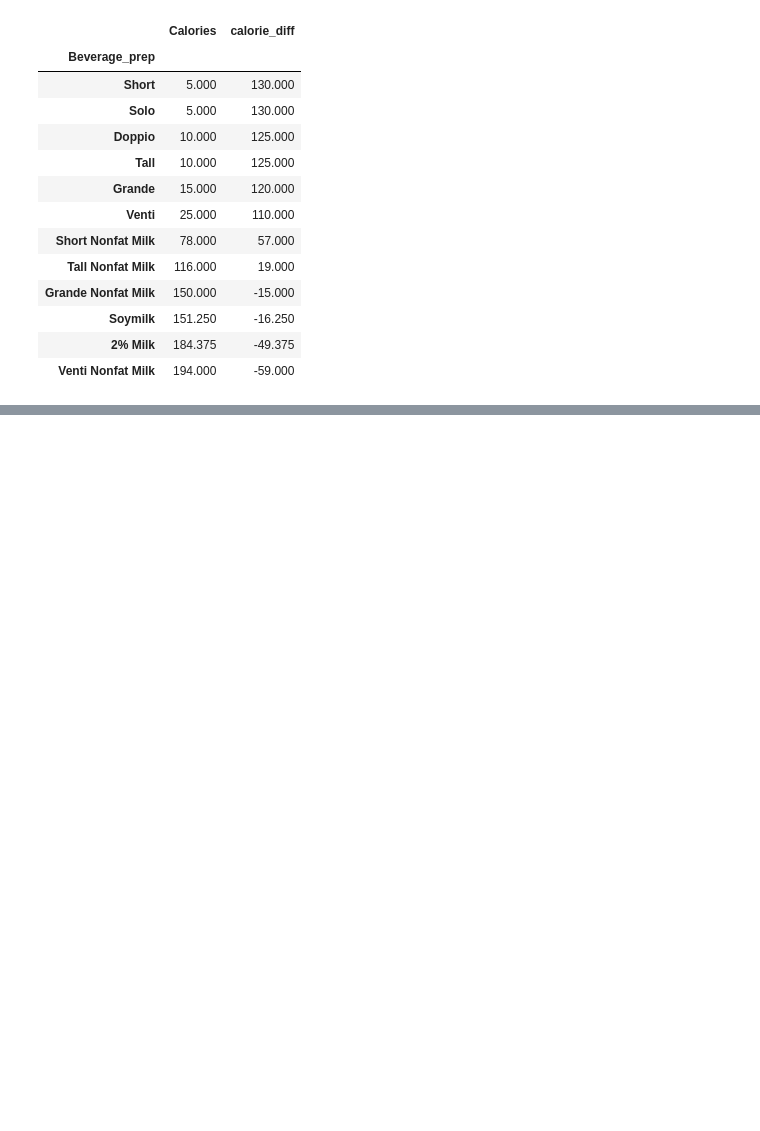
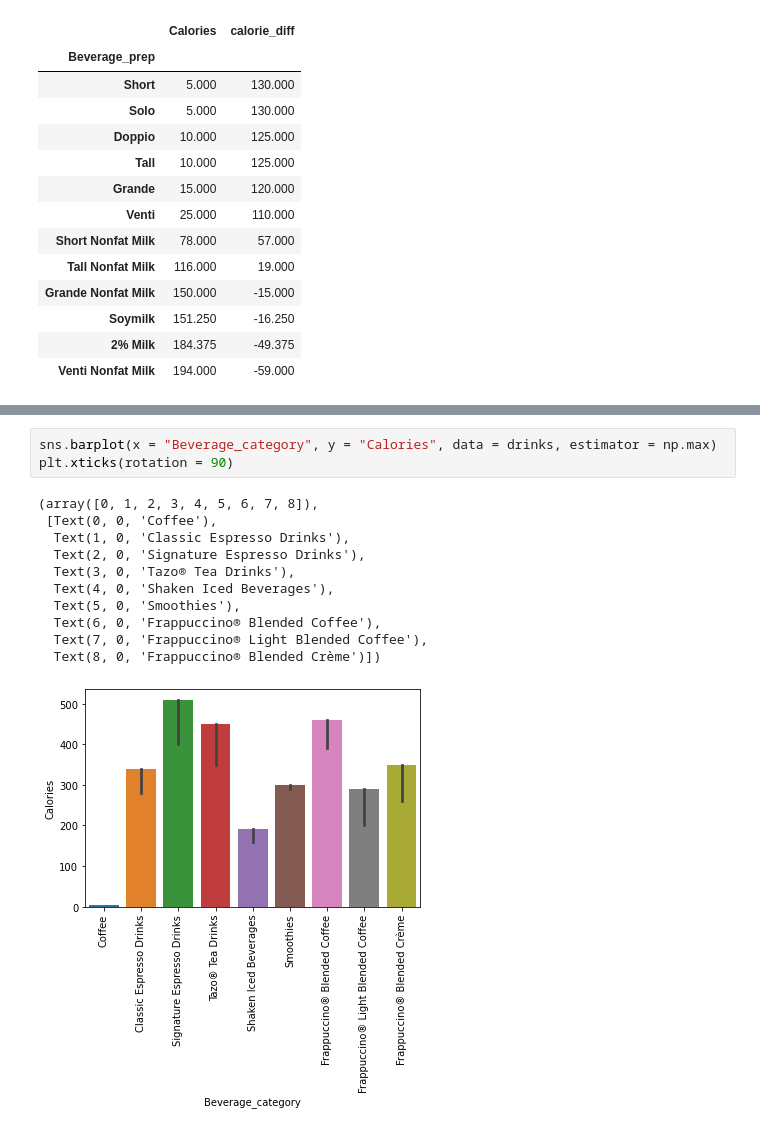
Before and after one commit to hgw2/codeclan_homework_HarryW, a Jupyter notebook: week_12/day_2/wk12_day2_hmwk.ipynb, the cells around one changed output, grey strips where cells are left out. Cells and saved outputs as stored; diff of their text form; blank space fills up the shorter version.

```diff
--- a/week_12/day_2/wk12_day2_hmwk.ipynb
+++ b/week_12/day_2/wk12_day2_hmwk.ipynb
@@ -197,0 +222,15 @@ espresso_drinks.groupby("Beverage_prep").mean().sort_values("Calories", ascendin
+# %%
+sns.barplot(x = "Beverage_category", y = "Calories", data = drinks, estimator = np.max)
+plt.xticks(rotation = 90)
+# %% [output]
+(array([0, 1, 2, 3, 4, 5, 6, 7, 8]),
+ [Text(0, 0, 'Coffee'),
+  Text(1, 0, 'Classic Espresso Drinks'),
+  Text(2, 0, 'Signature Espresso Drinks'),
+  Text(3, 0, 'Tazo® Tea Drinks'),
+  Text(4, 0, 'Shaken Iced Beverages'),
+  Text(5, 0, 'Smoothies'),
+  Text(6, 0, 'Frappuccino® Blended Coffee'),
+  Text(7, 0, 'Frappuccino® Light Blended Coffee'),
+  Text(8, 0, 'Frappuccino® Blended Crème')])
+[figure, added]
```
Also changed, not shown: parts of 6 cells of this notebook, 1 other file.
